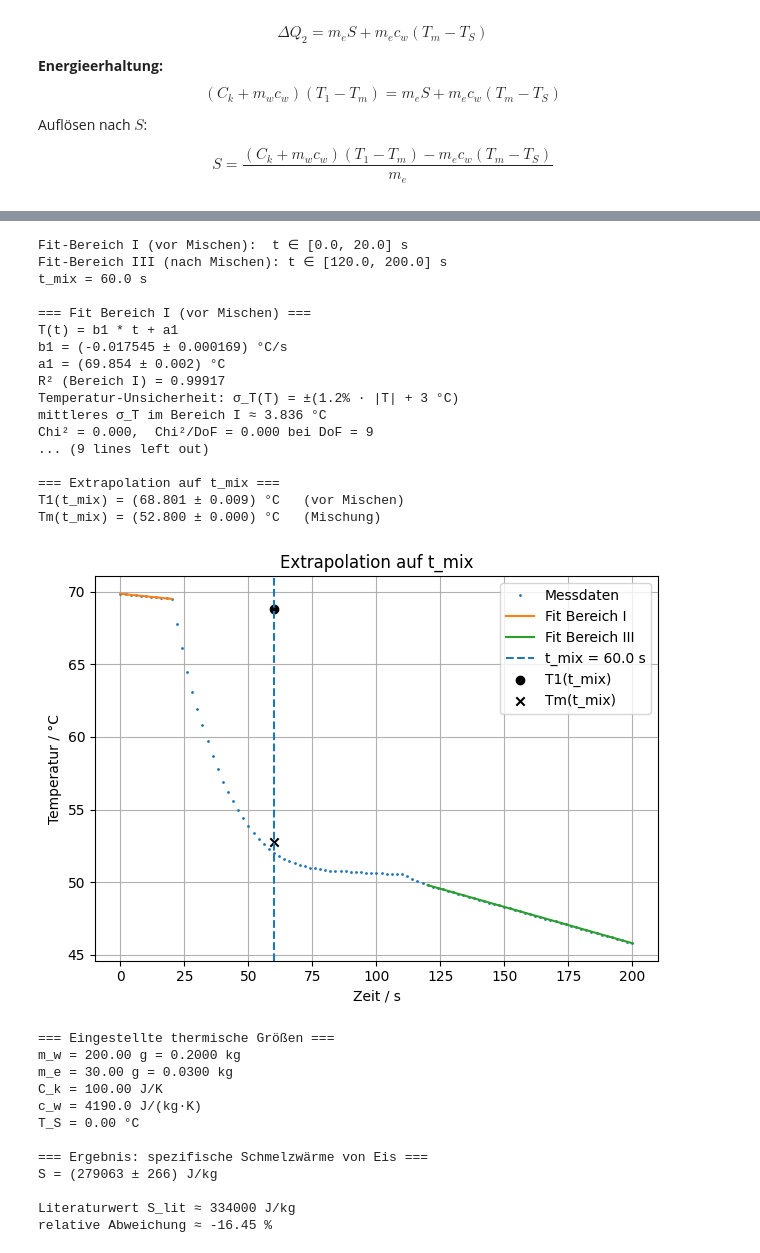
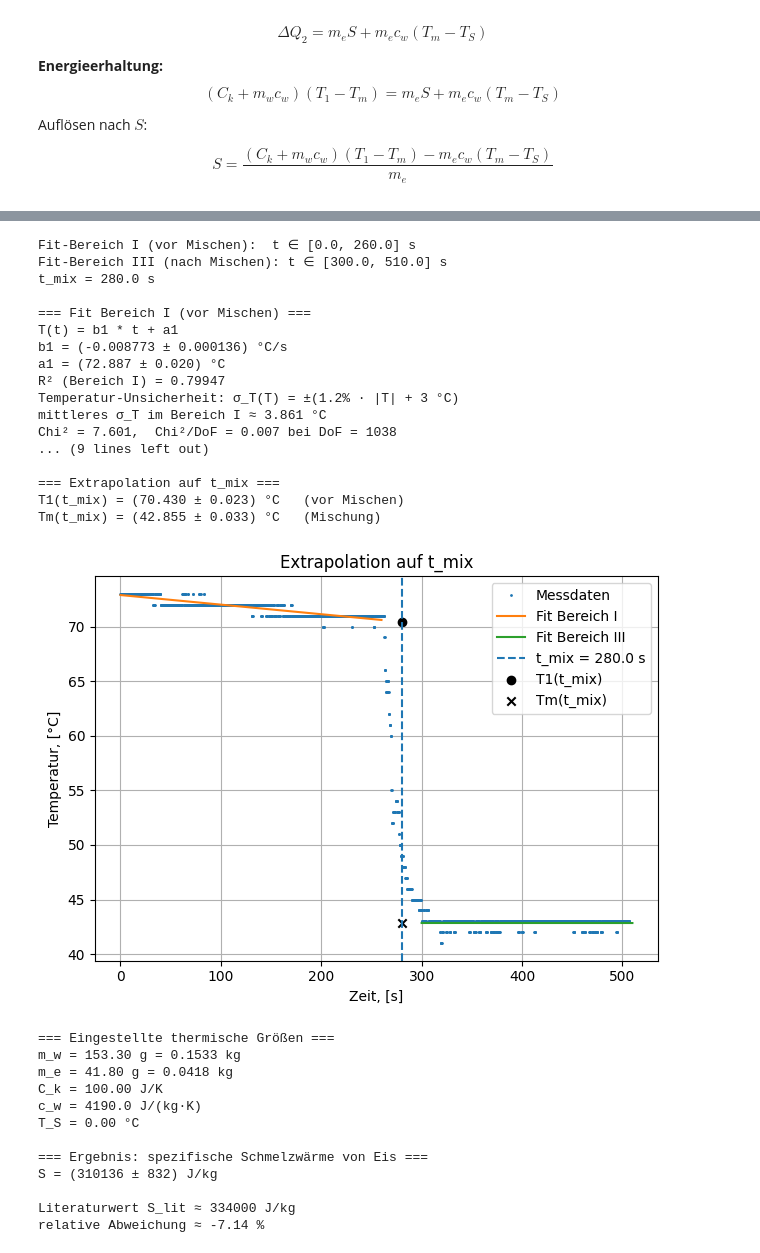
Before and after one commit to olegoniy/Lab, a Jupyter notebook: Lab10/Di01-PW10.ipynb, the cells around one changed output, grey strips where cells are left out. Saved outputs shown, nothing was run; the diff lists cells and outputs as text; code cells hidden in the pictures.

```diff
--- a/Lab10/Di01-PW10.ipynb
+++ b/Lab10/Di01-PW10.ipynb
@@ -394,31 +382,31 @@ from math import sqrt
 # ============================================================
 
 # Pfad zur CSV-Datei (Temperatur-Zeit-Daten mit hoher Abtastrate)
-CSV_PATH = "test2.csv"
+CSV_PATH = "exp2.csv"
 
 # Spalten für Zeit und Temperatur
 # Entweder Name der Spalte (String) ODER Index (int, 0-basiert)
-TIME_COL = "time_s"          # z.B. "time_s" oder 0
-TEMP_COL = "temperature_C"   # z.B. "temperature_C" oder 1
+TIME_COL = "Time since start of measurement"  # z.B. "time_s" oder 0
+TEMP_COL = "Temperatur"   # z.B. "temperature_C" oder 1
 
 # Bereiche für lineare Fits
 # Bereich (I): VOR Einbringen des Eises (nur warmes Wasser)
 PRE_MIN = 0.0      # in s
-PRE_MAX = 20.0     # in s
+PRE_MAX = 260.0    # in s
 
 # Bereich (III): NACH vollständigem Schmelzen (nur Mischung)
-POST_MIN = 120.0   # in s
-POST_MAX = 200.0   # in s
+POST_MIN = 300.0   # in s
+POST_MAX = 510.0   # in s
 
 # Position der "virtuellen" Mischzeit (vertikale Linie AB in Abb. 3)
-T_MIX = 60.0       # in s  (ungefähr mitten im Mischbereich)
+T_MIX = 280.0       # in s  (ungefähr mitten im Mischbereich)
 
 # Thermische Größen
 # Masse des anfänglichen Wassers (ohne Eis!)
-M_W_G = 200.0      # in g
+M_W_G = 153.3      # in g
 
 # Masse des Eises
-M_E_G = 30.0       # in g
+M_E_G = 41.8      # in g
 
 # Wärmekapazität des Kalorimeters (aus Anleitung Exp. 2)
 C_K = 100.0        # in J/K
@@ -445,11 +433,11 @@ except Exception as e:
     print("Versuche es mit 'sep=; decimal=,'.")
     df = pd.read_csv(CSV_PATH, sep=";", decimal=",", engine="python")
 
-print("\nErste Zeilen der Datei:")
+"""print("\nErste Zeilen der Datei:")
 print(df.head())
 print("\nVerfügbare Spalten:")
 for i, col in enumerate(df.columns):
-    print(f"  [{i}] {col}")
+    print(f"  [{i}] {col}")"""
 
 def get_column(col_spec, df):
     if isinstance(col_spec, int):
@@ -483,8 +471,8 @@ plt.plot(t, T, ".", markersize=2)
 plt.axvspan(PRE_MIN, PRE_MAX, alpha=0.1, color="grey", label="Fit-Bereich I")
 plt.axvspan(POST_MIN, POST_MAX, alpha=0.1, color="orange", label="Fit-Bereich III")
 plt.axvline(T_MIX, linestyle="--", label=f"t_mix = {T_MIX} s")
-plt.xlabel("Zeit / s")
-plt.ylabel("Temperatur / °C")
+plt.xlabel("Zeit, [s]")
+plt.ylabel("Temperatur, [°C]")
 plt.title("Temperaturverlauf (Kontrolle)")
 plt.legend()
 plt.grid(True)
@@ -605,8 +593,8 @@ plt.plot(t_plot_post, T_plot_post, "-", label="Fit Bereich III")
 plt.axvline(T_MIX, linestyle="--", label=f"t_mix = {T_MIX} s")
 plt.scatter([T_MIX], [T1], marker="o", color="k", label="T1(t_mix)")
 plt.scatter([T_MIX], [Tm], marker="x", color="k", label="Tm(t_mix)")
-plt.xlabel("Zeit / s")
-plt.ylabel("Temperatur / °C")
+plt.xlabel("Zeit, [s]")
+plt.ylabel("Temperatur, [°C]")
 plt.title("Extrapolation auf t_mix")
 plt.legend()
 plt.grid(True)
@@ -677,30 +653,30 @@ Verwende Temperaturspalte:  temperature_C
-Fit-Bereich I (vor Mischen):  t ∈ [0.0, 20.0] s
-Fit-Bereich III (nach Mischen): t ∈ [120.0, 200.0] s
-t_mix = 60.0 s
+Fit-Bereich I (vor Mischen):  t ∈ [0.0, 260.0] s
+Fit-Bereich III (nach Mischen): t ∈ [300.0, 510.0] s
+t_mix = 280.0 s
 
 === Fit Bereich I (vor Mischen) ===
 T(t) = b1 * t + a1
-b1 = (-0.017545 ± 0.000169) °C/s
-a1 = (69.854 ± 0.002) °C
-R² (Bereich I) = 0.99917
+b1 = (-0.008773 ± 0.000136) °C/s
+a1 = (72.887 ± 0.020) °C
+R² (Bereich I) = 0.79947
 Temperatur-Unsicherheit: σ_T(T) = ±(1.2% · |T| + 3 °C)
-mittleres σ_T im Bereich I ≈ 3.836 °C
-Chi² = 0.000,  Chi²/DoF = 0.000 bei DoF = 9
+mittleres σ_T im Bereich I ≈ 3.861 °C
+Chi² = 7.601,  Chi²/DoF = 0.007 bei DoF = 1038
 ... (9 lines left out)
 
 === Extrapolation auf t_mix ===
-T1(t_mix) = (68.801 ± 0.009) °C   (vor Mischen)
-Tm(t_mix) = (52.800 ± 0.000) °C   (Mischung)
+T1(t_mix) = (70.430 ± 0.023) °C   (vor Mischen)
+Tm(t_mix) = (42.855 ± 0.033) °C   (Mischung)
-[figure, old version]
+[figure, new version]
 === Eingestellte thermische Größen ===
-m_w = 200.00 g = 0.2000 kg
-m_e = 30.00 g = 0.0300 kg
+m_w = 153.30 g = 0.1533 kg
+m_e = 41.80 g = 0.0418 kg
 C_k = 100.00 J/K
 c_w = 4190.0 J/(kg·K)
 T_S = 0.00 °C
 
 === Ergebnis: spezifische Schmelzwärme von Eis ===
-S = (279063 ± 266) J/kg
+S = (310136 ± 832) J/kg
 
 Literaturwert S_lit ≈ 334000 J/kg
-relative Abweichung ≈ -16.45 %
+relative Abweichung ≈ -7.14 %
```
Also changed, not shown: parts of 4 cells of this notebook, 2 other files.
